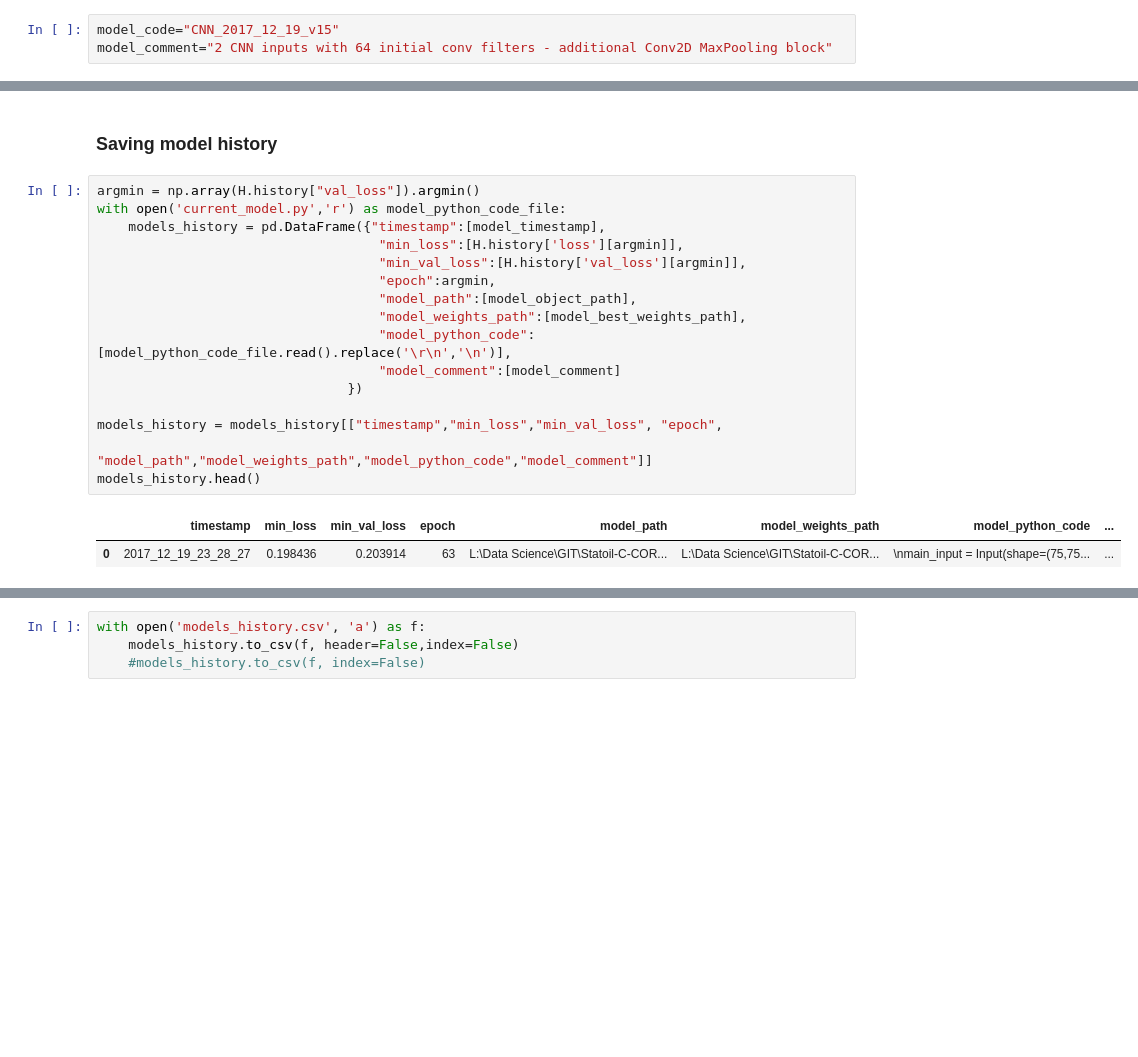
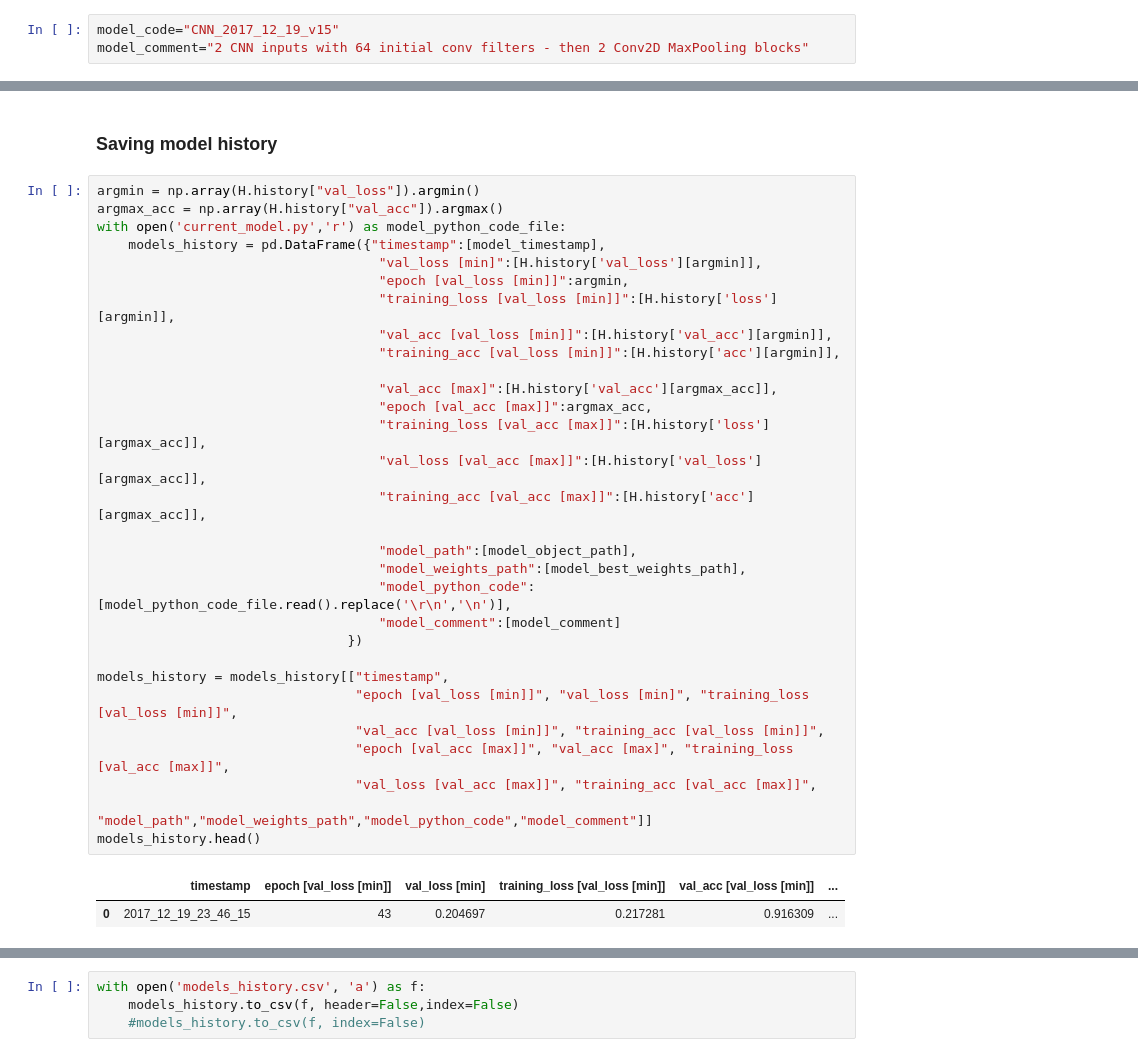
Before and after one commit to MarekKZielinski/Statoil-C-CORE-Iceberg-Classifier-Challenge, a Jupyter notebook: Iceberg-notebook.ipynb, the cells around one changed output, grey strips where cells are left out. Cells and saved outputs as stored; diff of their text form; blank space fills up the shorter version.

```diff
--- a/Iceberg-notebook.ipynb
+++ b/Iceberg-notebook.ipynb
@@ -241,7 +241,7 @@ datagen_angle_val = Datagen_angle(imagegen=datagen_val)
 ### Keras model
 # %%
 model_code="CNN_2017_12_19_v15"
-model_comment="2 CNN inputs with 64 initial conv filters - additional Conv2D MaxPooling block"
+model_comment="2 CNN inputs with 64 initial conv filters - then 2 Conv2D MaxPooling blocks"
 # %%
 %%writefile current_model.py
 
@@ -466,20 +466,34 @@ model_f.save(model_object_path)
 ### Saving model history
 # %%
 argmin = np.array(H.history["val_loss"]).argmin()
+argmax_acc = np.array(H.history["val_acc"]).argmax()
 with open('current_model.py','r') as model_python_code_file:
     models_history = pd.DataFrame({"timestamp":[model_timestamp],
-                                    "min_loss":[H.history['loss'][argmin]],
-                                    "min_val_loss":[H.history['val_loss'][argmin]],
-                                    "epoch":argmin,
+                                    "val_loss [min]":[H.history['val_loss'][argmin]],
+                                    "epoch [val_loss [min]]":argmin,
+                                    "training_loss [val_loss [min]]":[H.history['loss'][argmin]],
+                                    "val_acc [val_loss [min]]":[H.history['val_acc'][argmin]],
+                                    "training_acc [val_loss [min]]":[H.history['acc'][argmin]],
+
+                                    "val_acc [max]":[H.history['val_acc'][argmax_acc]],
+                                    "epoch [val_acc [max]]":argmax_acc,
+                                    "training_loss [val_acc [max]]":[H.history['loss'][argmax_acc]],
+                                    "val_loss [val_acc [max]]":[H.history['val_loss'][argmax_acc]],
+                                    "training_acc [val_acc [max]]":[H.history['acc'][argmax_acc]],
+
                                     "model_path":[model_object_path],
                                     "model_weights_path":[model_best_weights_path],
                                     "model_python_code":[model_python_code_file.read().replace('\r\n','\n')],
                                     "model_comment":[model_comment]
                                 })
 
-models_history = models_history[["timestamp","min_loss","min_val_loss", "epoch",
+models_history = models_history[["timestamp",
+                                 "epoch [val_loss [min]]", "val_loss [min]", "training_loss [val_loss [min]]",
+                                 "val_acc [val_loss [min]]", "training_acc [val_loss [min]]",
+                                 "epoch [val_acc [max]]", "val_acc [max]", "training_loss [val_acc [max]]",
+                                 "val_loss [val_acc [max]]", "training_acc [val_acc [max]]",
                                  "model_path","model_weights_path","model_python_code","model_comment"]]
 models_history.head()
 # %% [output]
-|  | timestamp | min_loss | min_val_loss | epoch | model_path | model_weights_path | model_python_code | ... |
-| 0 | 2017_12_19_23_28_27 | 0.198436 | 0.203914 | 63 | L:\Data Science\GIT\Statoil-C-COR... | L:\Data Science\GIT\Statoil-C-COR... | \nmain_input = Input(shape=(75,75... | ... |
+|  | timestamp | epoch [val_loss [min]] | val_loss [min] | training_loss [val_loss [min]] | val_acc [val_loss [min]] | ... |
+| 0 | 2017_12_19_23_46_15 | 43 | 0.204697 | 0.217281 | 0.916309 | ... |
```
Also changed, not shown: parts of 10 cells of this notebook, 2 other files.
